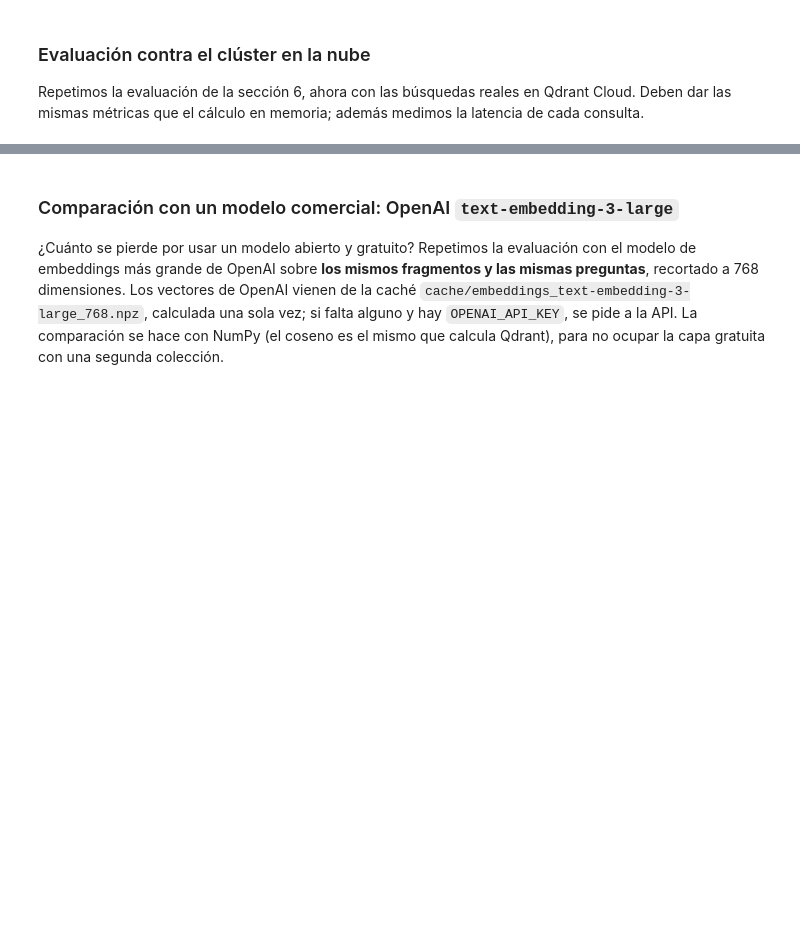
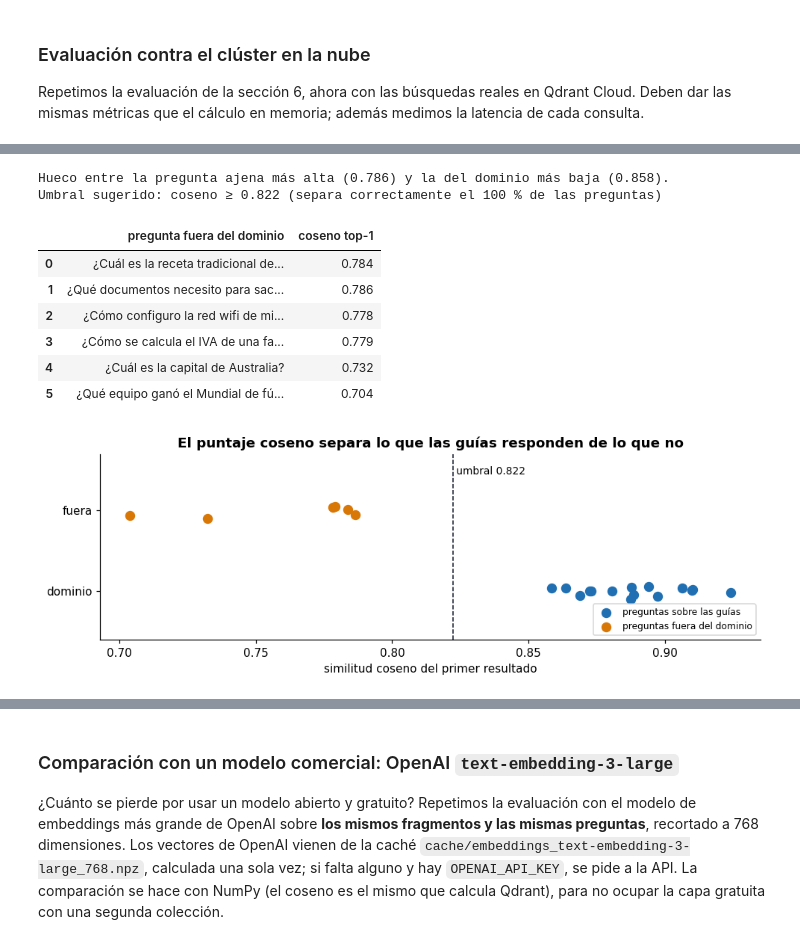
Before and after one commit to lospinadel/RAG_Cardio, a Jupyter notebook: ACA1_Nube_Grupo13_RAG_Cardio.ipynb, the cells around one changed output, grey strips where cells are left out. Cells and saved outputs as stored; diff of their text form; code cells hidden in the pictures; blank space fills up the shorter version.

Commit message:
Entrega ACA 1 · Grupo 13

```diff
--- a/ACA1_Nube_Grupo13_RAG_Cardio.ipynb
+++ b/ACA1_Nube_Grupo13_RAG_Cardio.ipynb
@@ -1185,27 +1397,48 @@ display(eval_nube.style.format({"coseno top-1": "{:.3f}", "coseno top-2": "{:.3f
 # %%
 # Umbral de relevancia: el corte de coseno que mejor separa preguntas del dominio de las de fuera del dominio.
 # En el ACA 2 servirá para responder "no tengo información suficiente" cuando la pregunta no está en las guías.
-puntajes = np.r_[eval_nube["coseno top-1"].values, fuera_nube]
-etiquetas = np.r_[np.ones(len(eval_nube)), np.zeros(len(fuera_nube))]
-candidatos = np.unique(np.round(puntajes, 3))
-exactitud = [((puntajes >= u) == etiquetas).mean() for u in candidatos]
-mejor = float(np.max(exactitud))
-UMBRAL_RELEVANCIA = float(np.median([u for u, e in zip(candidatos, exactitud) if e == mejor]))
+dominio, ajenas = eval_nube["coseno top-1"].values, np.array(fuera_nube)
+if dominio.min() > ajenas.max():
+    # Los dos grupos no se tocan: el umbral va en la mitad del hueco, con el mismo margen hacia cada lado
+    UMBRAL_RELEVANCIA = float((dominio.min() + ajenas.max()) / 2)
+    mejor = 1.0
+    print(f"Hueco entre la pregunta ajena más alta ({ajenas.max():.3f}) y la del dominio más baja ({dominio.min():.3f}).")
+else:
+    # Los grupos se solapan: se elige el corte que clasifica bien más preguntas
+    puntajes = np.r_[dominio, ajenas]
+    etiquetas = np.r_[np.ones(len(dominio)), np.zeros(len(ajenas))]
+    candidatos = np.unique(np.round(puntajes, 3))
+    exactitud = [((puntajes >= u) == etiquetas).mean() for u in candidatos]
+    mejor = float(np.max(exactitud))
+    UMBRAL_RELEVANCIA = float(np.median([u for u, e in zip(candidatos, exactitud) if e == mejor]))
 print(f"Umbral sugerido: coseno ≥ {UMBRAL_RELEVANCIA:.3f} (separa correctamente el {100 * mejor:.0f} % de las preguntas)")
+display(pd.DataFrame({"pregunta fuera del dominio": PREGUNTAS_FUERA_DOMINIO, "coseno top-1": ajenas})
+        .style.format({"coseno top-1": "{:.3f}"}))
 
 fig, ax = plt.subplots(figsize=(9, 3.2))
 ax.scatter(eval_nube["coseno top-1"], np.zeros(len(eval_nube)) + 0.05 * np.random.default_rng(SEMILLA).standard_normal(len(eval_nube)),
            s=60, color="#1f6fb2", label="preguntas sobre las guías")
 ax.scatter(fuera_nube, np.ones(len(fuera_nube)) + 0.05 * np.random.default_rng(SEMILLA).standard_normal(len(fuera_nube)),
            s=60, color="#d97706", label="preguntas fuera del dominio")
 ax.axvline(UMBRAL_RELEVANCIA, color="#0f172a", ls="--", lw=1)
 ax.text(UMBRAL_RELEVANCIA, 1.45, f" umbral {UMBRAL_RELEVANCIA:.3f}", fontsize=9)
 ax.set(yticks=[0, 1], yticklabels=["dominio", "fuera"], ylim=(-0.6, 1.7), xlabel="similitud coseno del primer resultado",
        title="El puntaje coseno separa lo que las guías responden de lo que no")
 ax.legend(loc="lower right", fontsize=8)
 plt.tight_layout()
 plt.savefig(CARPETA_SALIDAS / "fig_umbral.png", dpi=200, bbox_inches="tight")
 plt.show()
+# %% [output]
+Hueco entre la pregunta ajena más alta (0.786) y la del dominio más baja (0.858).
+Umbral sugerido: coseno ≥ 0.822 (separa correctamente el 100 % de las preguntas)
+|  | pregunta fuera del dominio | coseno top-1 |
+| 0 | ¿Cuál es la receta tradicional de... | 0.784 |
+| 1 | ¿Qué documentos necesito para sac... | 0.786 |
+| 2 | ¿Cómo configuro la red wifi de mi... | 0.778 |
+| 3 | ¿Cómo se calcula el IVA de una fa... | 0.779 |
+| 4 | ¿Cuál es la capital de Australia? | 0.732 |
+| 5 | ¿Qué equipo ganó el Mundial de fú... | 0.704 |
+[figure, added]
 # %%
 # Mapa de calor: similitud máxima de cada pregunta con cada documento
 max_por_doc = pd.DataFrame(
```
Also changed, not shown: parts of 34 cells of this notebook, 14 other files.
